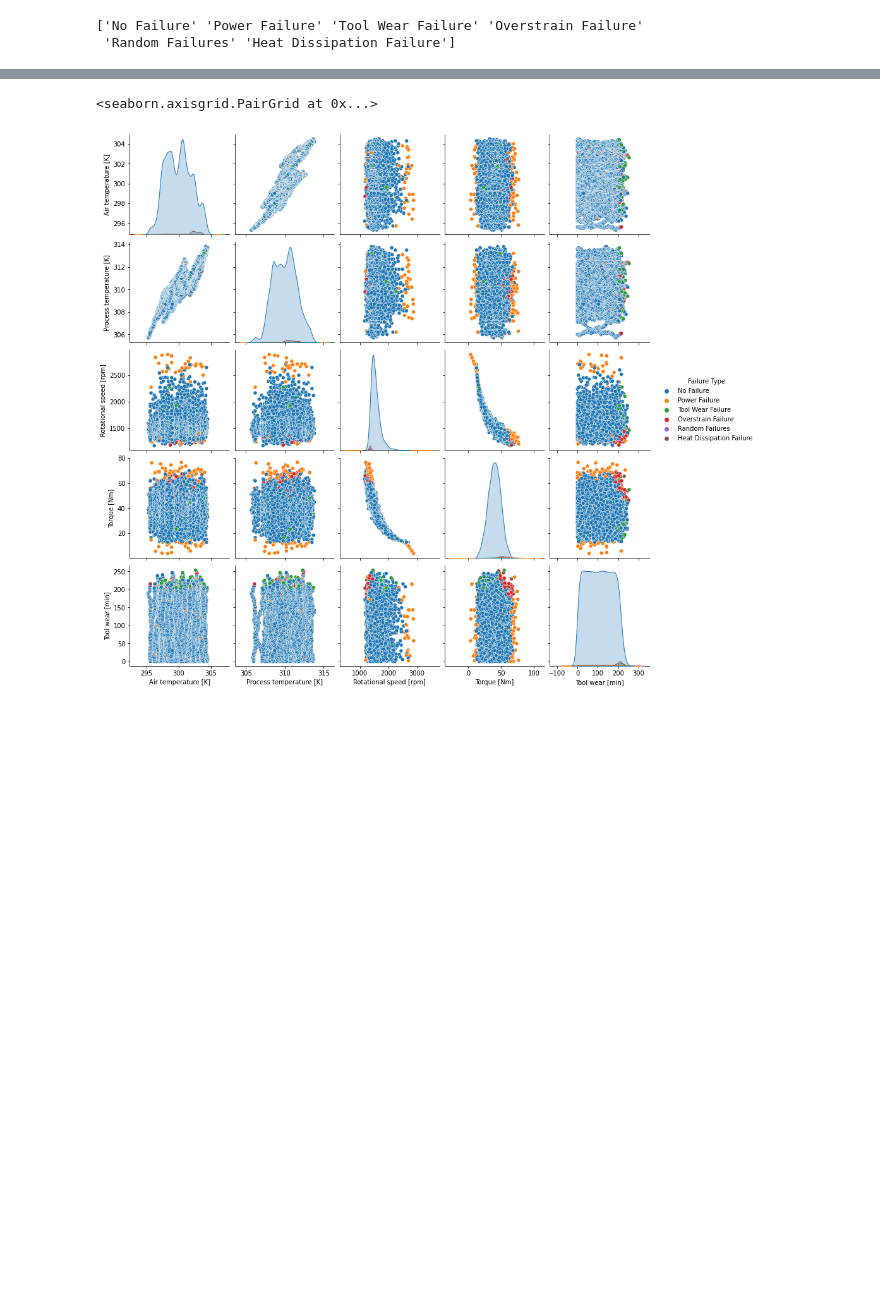
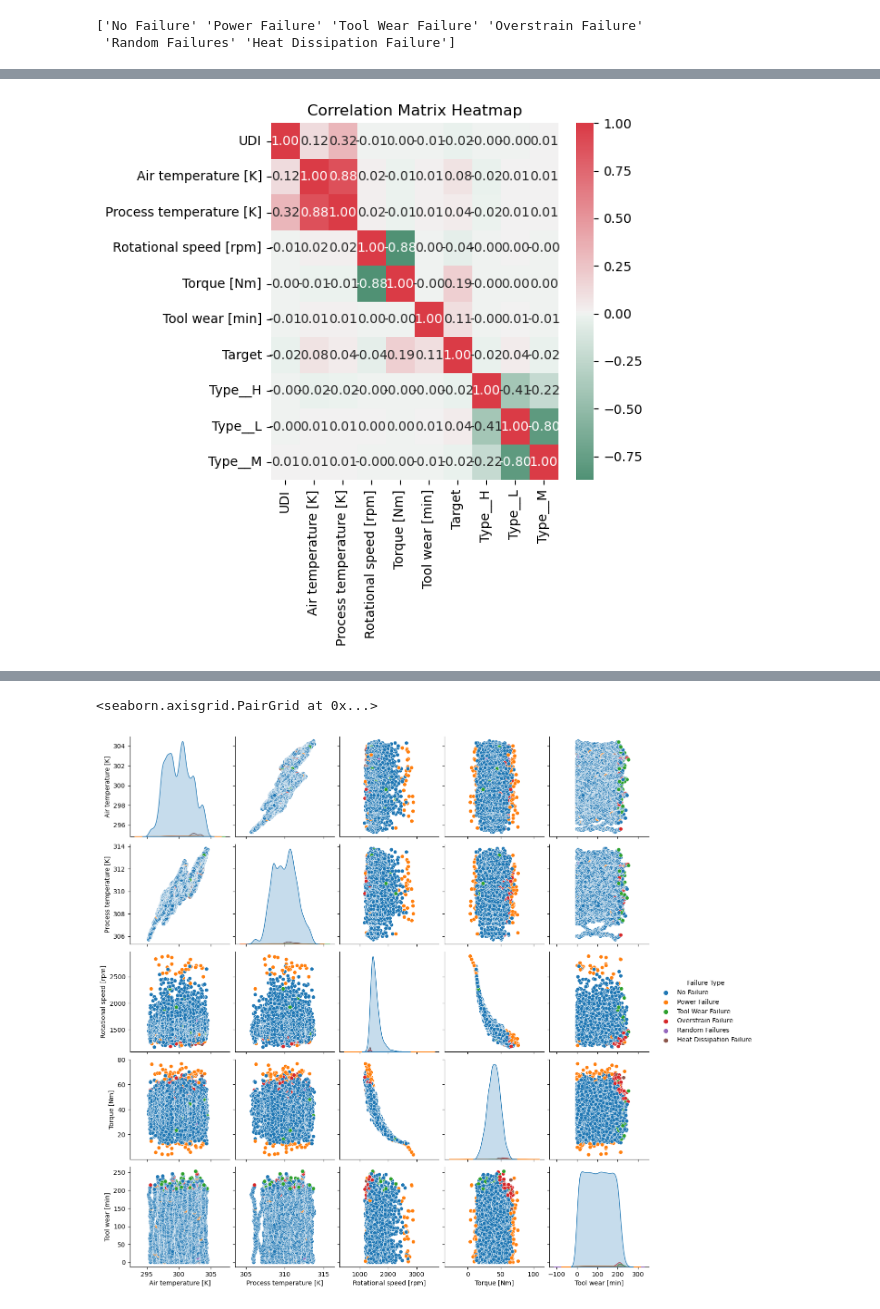
Before and after one commit to ibrahimgb/machine-predictive-maintenance, a Jupyter notebook: PredictiveMaintenance.ipynb, the cells around one changed output, grey strips where cells are left out. Saved outputs shown, nothing was run; the diff lists cells and outputs as text; code cells hidden in the pictures; blank space fills up the shorter version.

```diff
--- a/PredictiveMaintenance.ipynb
+++ b/PredictiveMaintenance.ipynb
@@ -80,3 +145,26 @@ axe = sns.heatmap(data.corr())
+# %%
+df = pd.DataFrame(data)
+df.drop('Failure Type', axis=1, inplace=True)
+
+# Calculate the correlation matrix
+correlation_matrix = df.corr()
+
+# Create a figure and axes with a specific size
+fig, ax = plt.subplots(figsize=(5, 5))
+
+# Create a custom colormap from green (low correlation) to red (high correlation)
+cmap = sns.diverging_palette(150, 10, as_cmap=True)
+
+# Create a heatmap of the correlation matrix
+sns.heatmap(correlation_matrix, annot=True, fmt=".2f", cmap=cmap, center=0, ax=ax)
+
+# Set the title
+ax.set_title('Correlation Matrix Heatmap')
+
+# Show the plot
+plt.show()
+# %% [output]
+[figure, added]
 # %%
 axe, fig = plt.subplots(figsize = (20,10))
 axe = sns.countplot(x= data['Torque [Nm]'], hue = data['Failure Type'])
```
Also changed, not shown: parts of 16 cells of this notebook.
